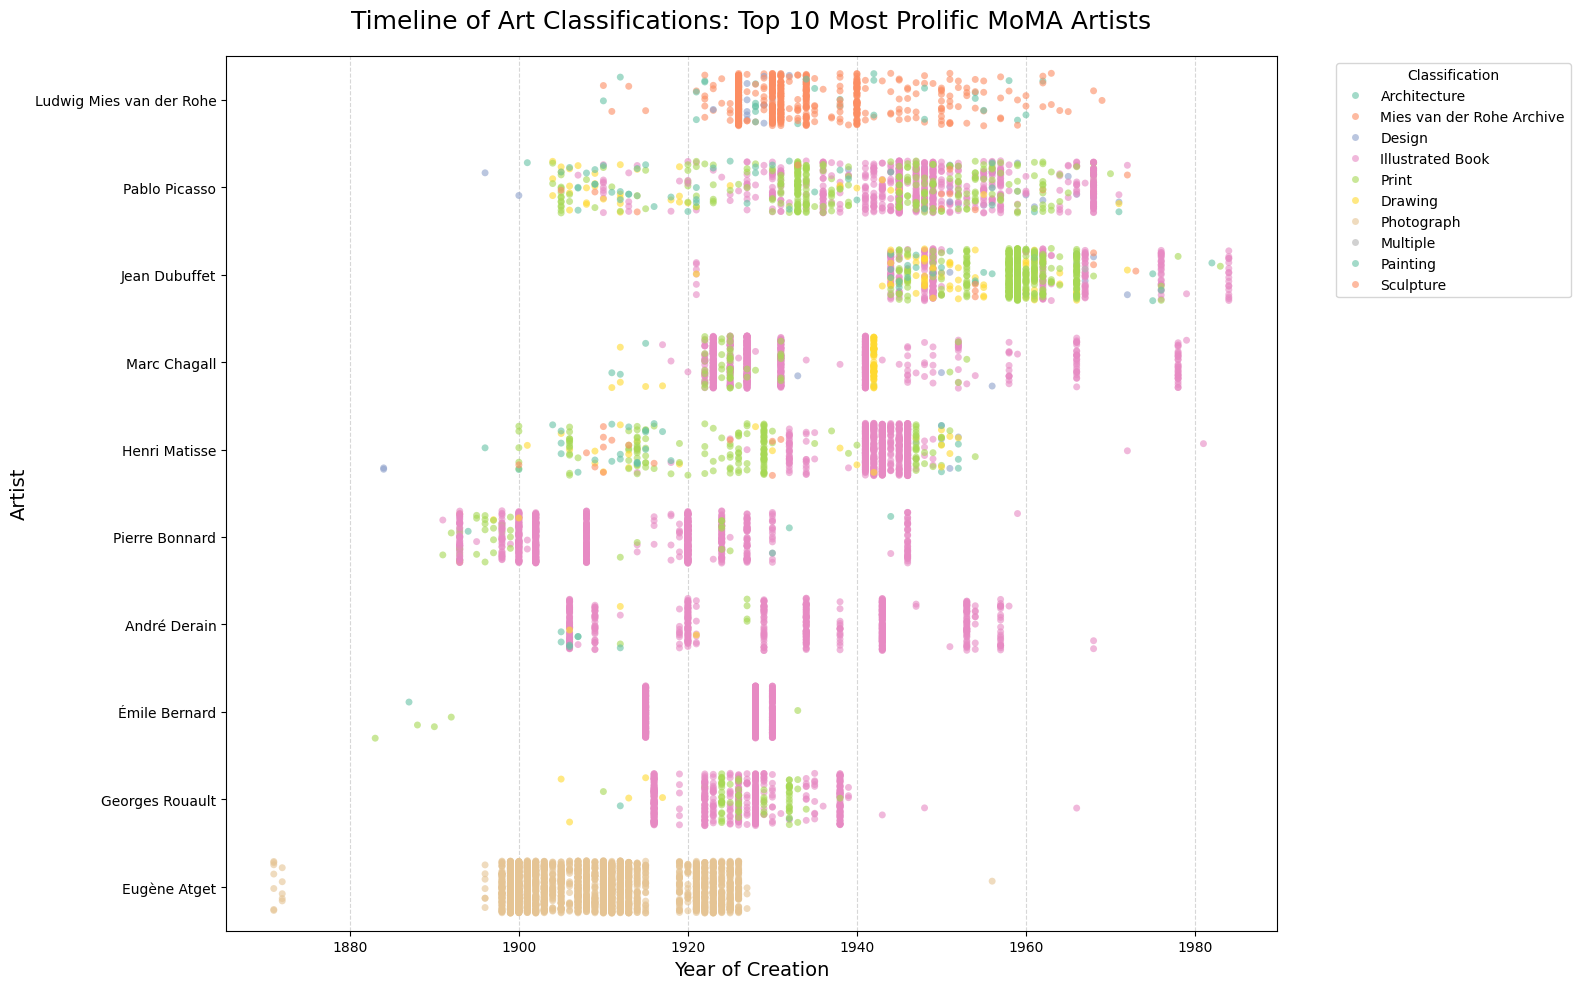
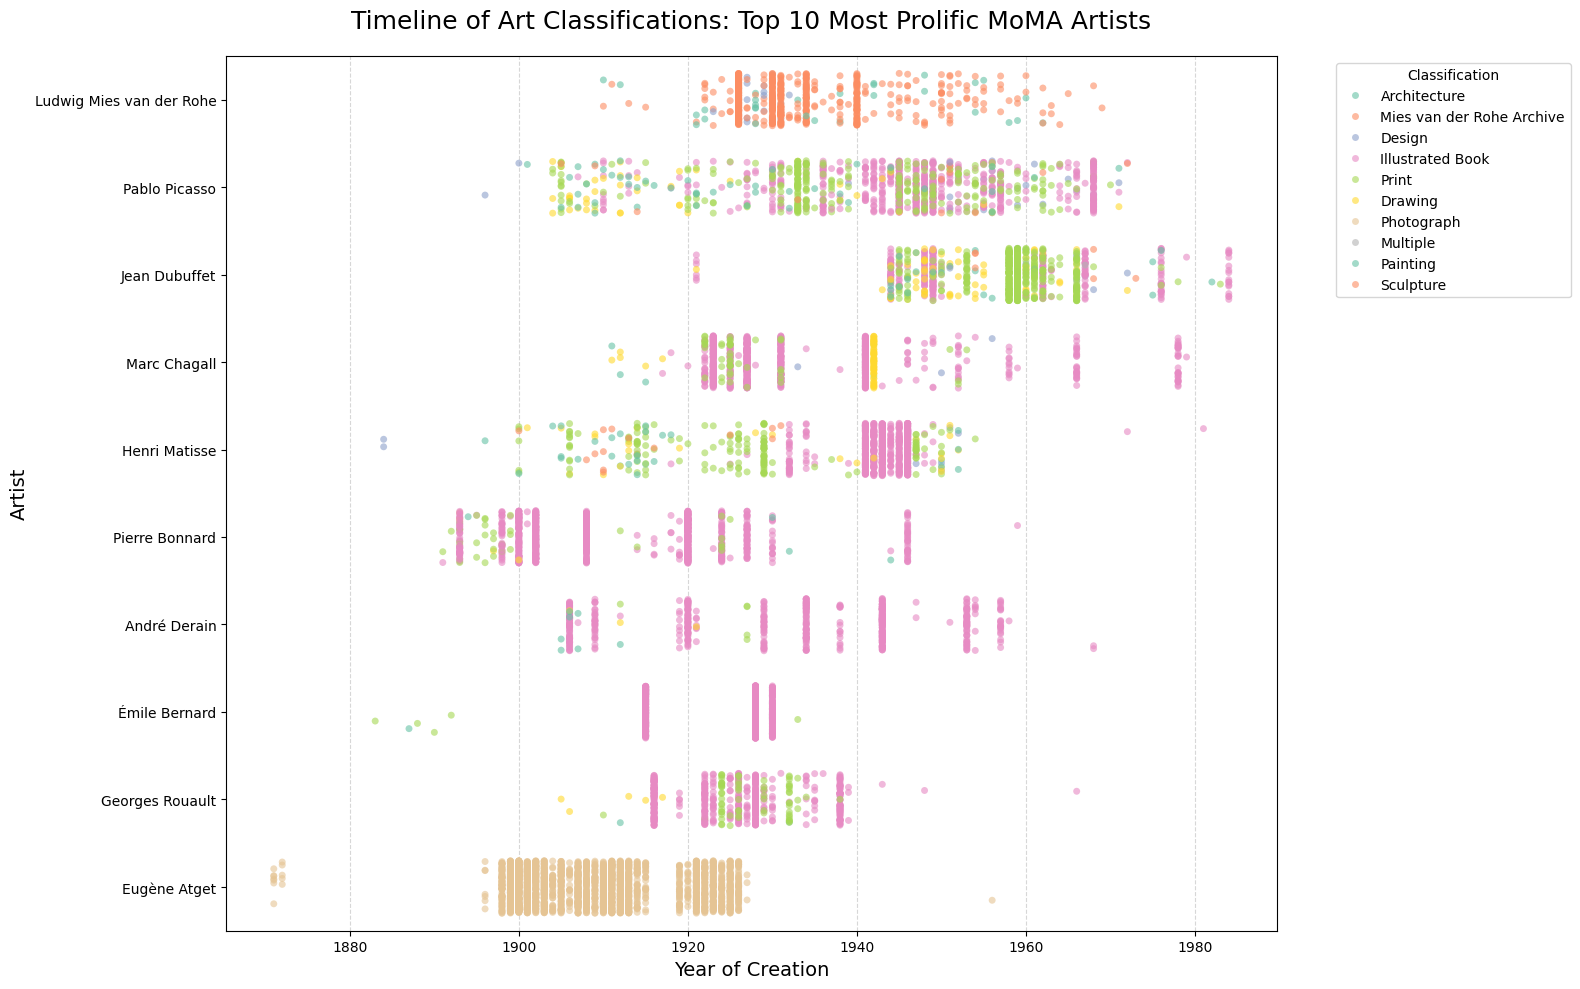
The notebook cell's code change between the first figure and the second:
--- before
+++ after
@@ -22,3 +22,5 @@
 
 plt.tight_layout()
+plt.savefig('results/Timeline of Art Classifications of Top 10 Most Prolific MoMA Artists.png',
+            dpi=300, bbox_inches='tight')
 plt.show()

Commit: fix: fix warning and saving in part2